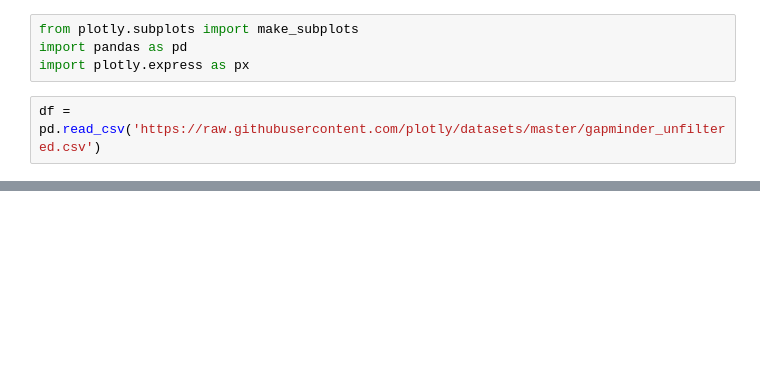
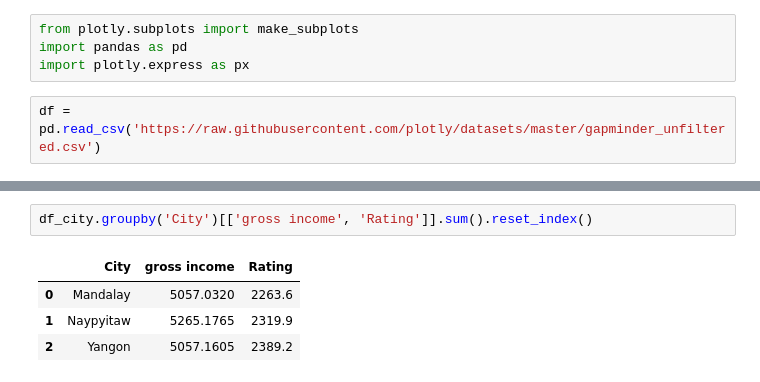
Before and after one commit to Dstinoco/python-dashboard, a Jupyter notebook: Untitled-1.ipynb, the cells around one changed output, grey strips where cells are left out. Saved outputs shown, nothing was run; the diff lists cells and outputs as text; blank space fills up the shorter version.

```diff
--- a/Untitled-1.ipynb
+++ b/Untitled-1.ipynb
@@ -27,0 +40,7 @@ ValueError: Mime type rendering requires nbformat>=4.2.0 but it is not installed
+# %%
+df_city.groupby('City')[['gross income', 'Rating']].sum().reset_index()
+# %% [output]
+|  | City | gross income | Rating |
+| 0 | Mandalay | 5057.0320 | 2263.6 |
+| 1 | Naypyitaw | 5265.1765 | 2319.9 |
+| 2 | Yangon | 5057.1605 | 2389.2 |
```
Also changed, not shown: parts of 12 cells of this notebook, 2 other files.
